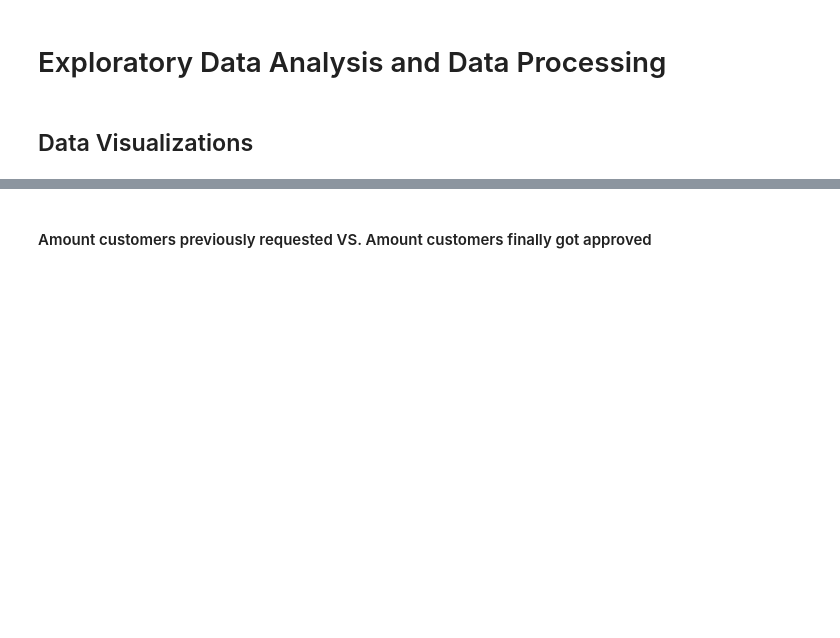
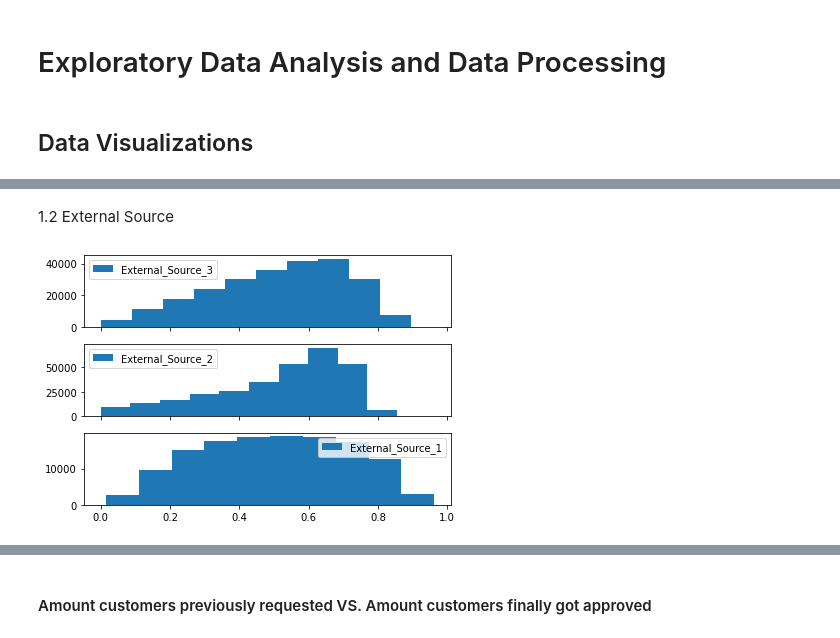
Before and after one commit to yybrother989/HomeCreditDefaultRisk, a Jupyter notebook: Capstone_Project-Home-Credit-Default-Risk_V0.1.ipynb, the cells around one changed output, grey strips where cells are left out. Drawn from its saved outputs; the diff is of its cells as text; code cells hidden in the pictures; blank space fills up the shorter version.

Commit message:
Remove some redundant contents and redesign EDA layouts

```diff
--- a/Capstone_Project-Home-Credit-Default-Risk_V0.1.ipynb
+++ b/Capstone_Project-Home-Credit-Default-Risk_V0.1.ipynb
@@ -394,0 +234,14 @@ plt.show()
+# %% [markdown]
+1.2 External Source
+# %%
+f,(ax1,ax2,ax3) = plt.subplots(3,1,sharex=True)
+ax1.hist(application_train['EXT_SOURCE_3'],label='External_Source_3')
+ax1.legend()
+ax2.hist(application_train['EXT_SOURCE_2'],label='External_Source_2')
+ax2.legend()
+ax3.hist(application_train['EXT_SOURCE_1'],label='External_Source_1')
+ax3.legend()
+plt.tight_layout()
+plt.show()
+# %% [output]
+[figure, added]
```
Also changed, not shown: parts of 227 cells of this notebook.
